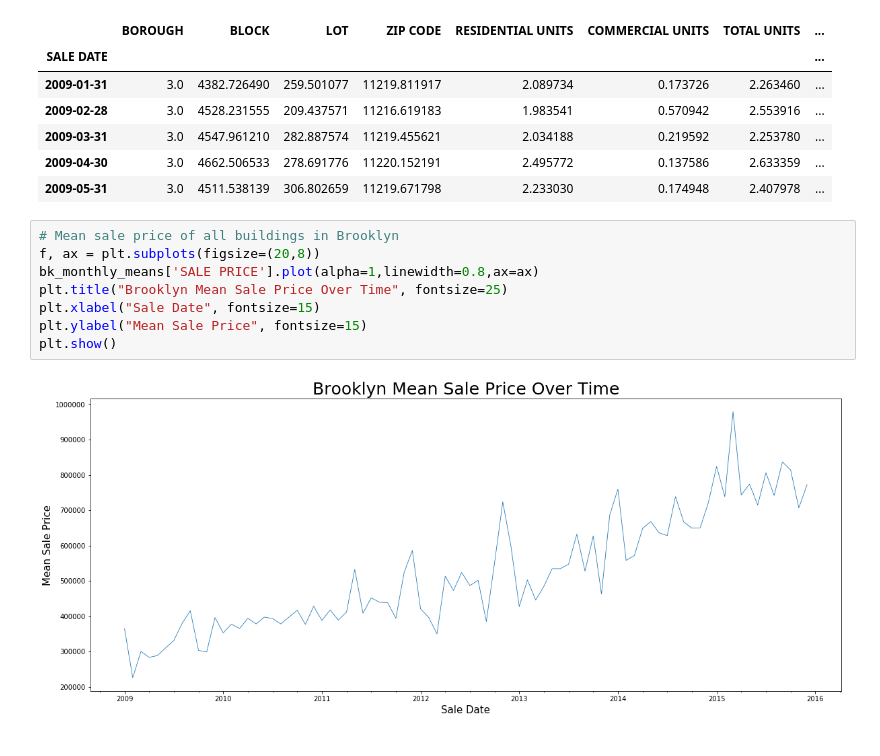
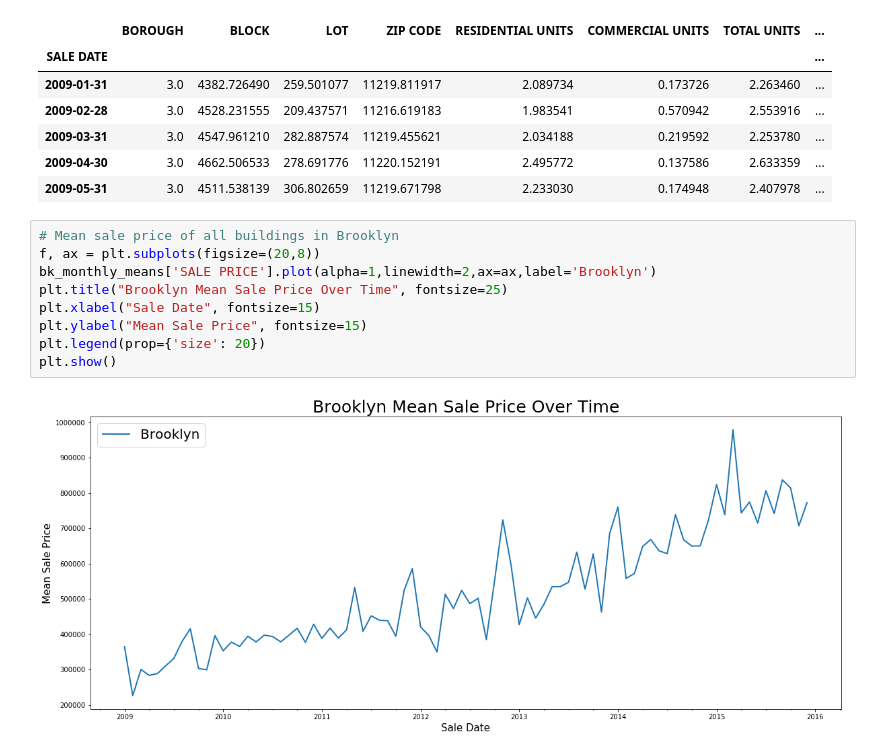
Before and after one commit to akash-y/digitalceqr, a Jupyter notebook: CHAPTER 21 - CHARACTER/prop_vals.ipynb, the cells around one changed output. Saved outputs shown, nothing was run; the diff lists cells and outputs as text.

```diff
--- a/CHAPTER 21 - CHARACTER/prop_vals.ipynb
+++ b/CHAPTER 21 - CHARACTER/prop_vals.ipynb
@@ -146,10 +141,11 @@ bk_monthly_means.head()
 # %%
 # Mean sale price of all buildings in Brooklyn
 f, ax = plt.subplots(figsize=(20,8))
-bk_monthly_means['SALE PRICE'].plot(alpha=1,linewidth=0.8,ax=ax)
+bk_monthly_means['SALE PRICE'].plot(alpha=1,linewidth=2,ax=ax,label='Brooklyn')
 plt.title("Brooklyn Mean Sale Price Over Time", fontsize=25)
 plt.xlabel("Sale Date", fontsize=15)
 plt.ylabel("Mean Sale Price", fontsize=15)
+plt.legend(prop={'size': 20})
 plt.show()
 # %% [output]
-[figure, old version]
+[figure, new version]
```
Also changed, not shown: parts of 22 cells of this notebook.
